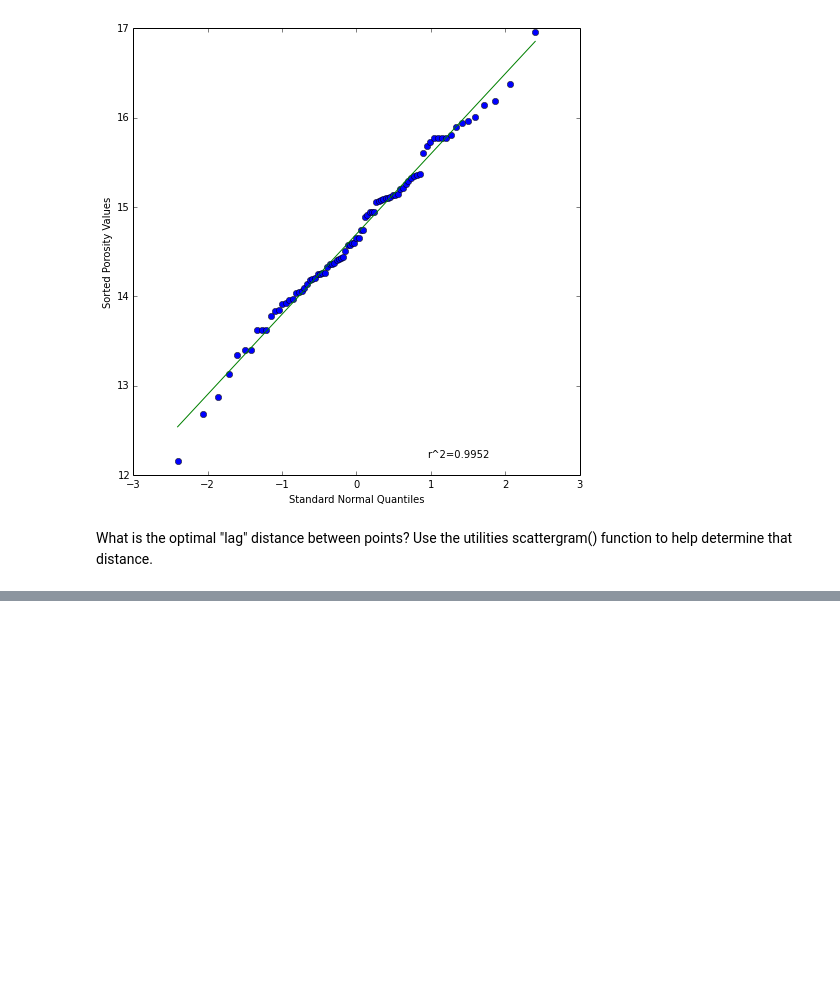
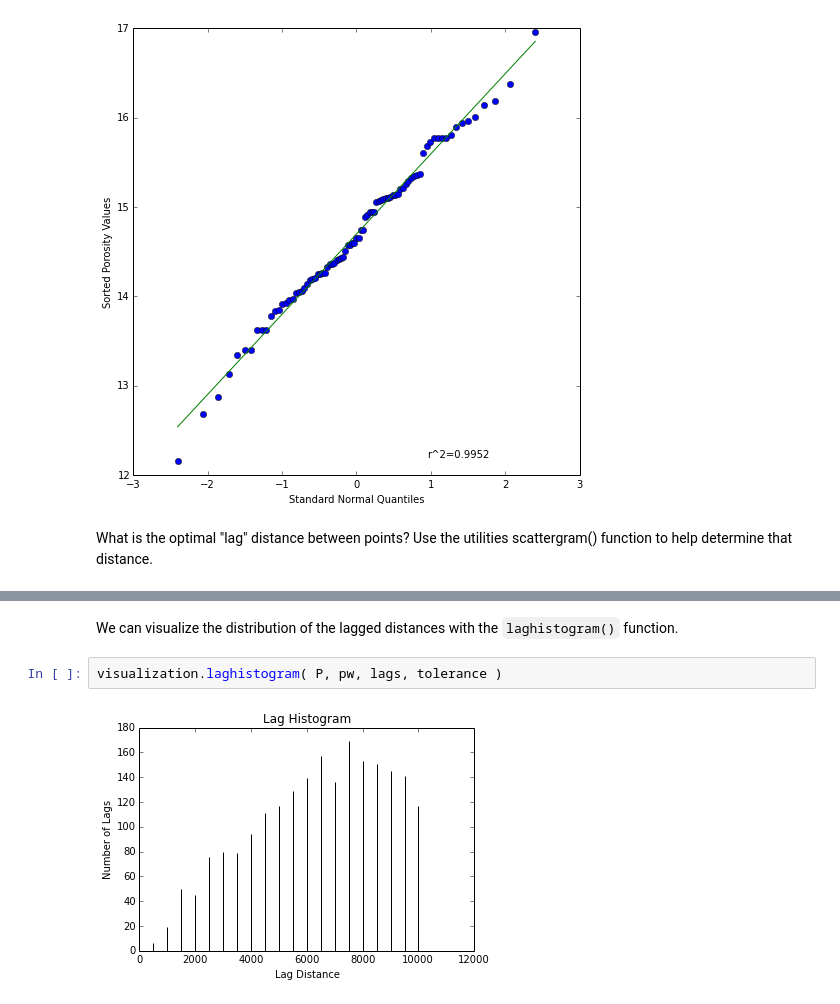
Before and after one commit to cjohnson318/geostatsmodels, a Jupyter notebook: notebooks/VariogramAnalysis.ipynb, the cells around one changed output, grey strips where cells are left out. Cells and saved outputs as stored; diff of their text form; blank space fills up the shorter version.

```diff
--- a/notebooks/VariogramAnalysis.ipynb
+++ b/notebooks/VariogramAnalysis.ipynb
@@ -117,0 +114,6 @@ ax.set_xlabel('Lags') ;
+# %% [markdown]
+We can visualize the distribution of the lagged distances with the `laghistogram()` function.
+# %%
+visualization.laghistogram( P, pw, lags, tolerance )
+# %% [output]
+[figure, added]
```
Also changed, not shown: parts of 11 cells of this notebook.
